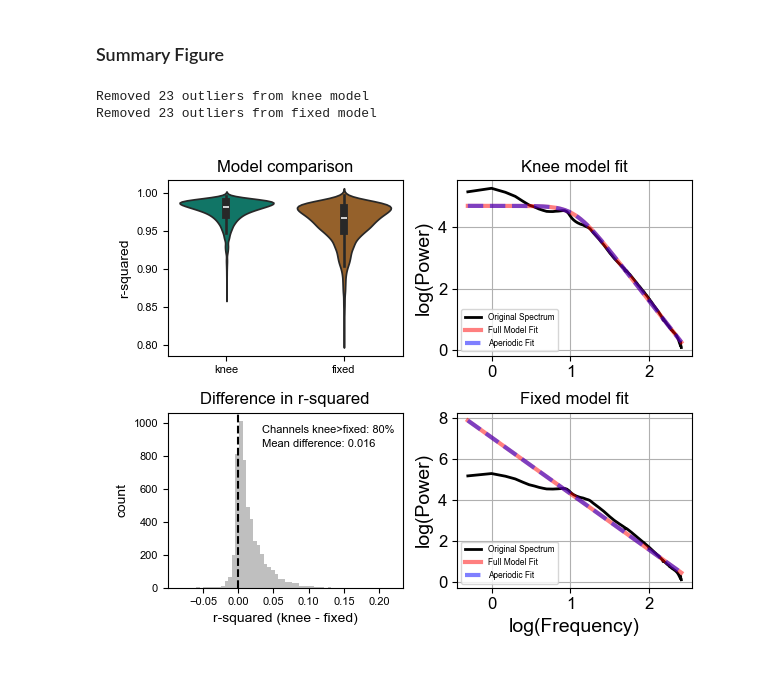
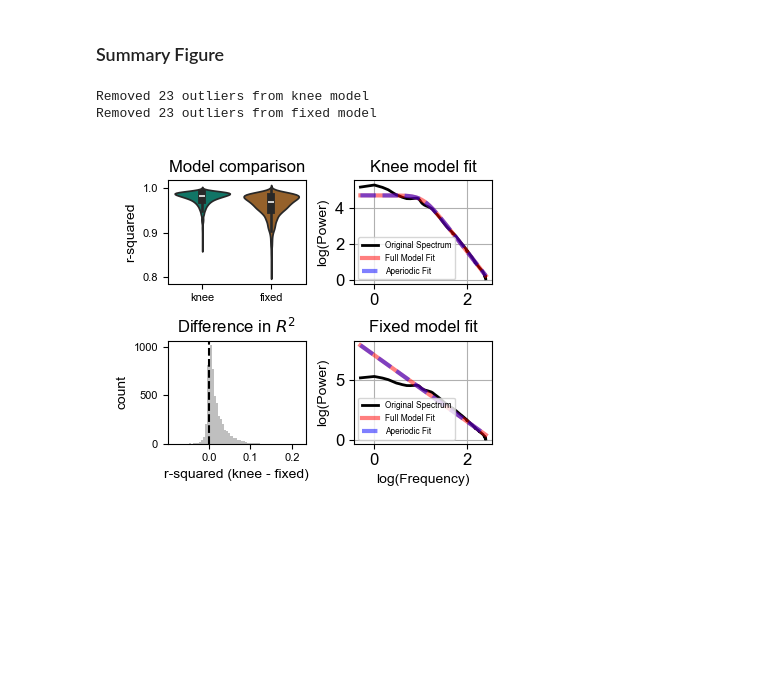
Before and after one commit to voytekresearch/oscillation_vs_exponent, a Jupyter notebook: notebooks/aperiodic_mode.ipynb, the cells around one changed output. Cells and saved outputs as stored; diff of their text form; code cells hidden in the pictures; blank space fills up the shorter version.

Commit message:
format figure

```diff
--- a/notebooks/aperiodic_mode.ipynb
+++ b/notebooks/aperiodic_mode.ipynb
@@ -331,7 +331,7 @@ This analysis demonstrates that a high r-suared value does not necessarilly indi
 # #     ax.set_ylabel(ax.get_ylabel(), fontsize=14)
 # %%
 # create figure and gridspec
-fig = plt.figure(figsize=[6,5], constrained_layout=True)
+fig = plt.figure(figsize=[4, 3.5], constrained_layout=True)
 spec = gridspec.GridSpec(figure=fig, ncols=2, nrows=2, width_ratios=[1,1], height_ratios=[1,1])
 ax1 = fig.add_subplot(spec[0,0])
 ax2 = fig.add_subplot(spec[1,0])
@@ -354,38 +354,41 @@ ax1.set(xticks=[0, 1], xticklabels=['knee', 'fixed'], ylabel="r-squared")
 
 
 # plot subplot 2 - histogram ----------------------------------------------------------------------
 # compute difference in r-squared betwen models
 r2_diff = r2_knee - r2_fixed
 
 # plot
 ax2.hist(r2_diff, bins=60, alpha=0.5, label='knee - fixed', color='grey')
 ax2.set(xlabel="r-squared (knee - fixed)", ylabel="count")
 ax2.axvline(0, color='k', linestyle='--')
-ax2.set_title('Difference in r-squared')
+ax2.set_title('Difference in $R^2$')
 
 # add text
-ax2.text(0.4, 0.93, f"Channels knee>fixed: {np.sum(r2_diff > 0) / len(r2_diff)*100:.0f}%",
-            horizontalalignment='left', verticalalignment='top',
-            transform=ax2.transAxes, fontsize=8)
-ax2.text(0.4, 0.85, f"Mean difference: {np.nanmean(r2_diff):.3f}",
-            horizontalalignment='left', verticalalignment='top',
-            transform=ax2.transAxes, fontsize=8)
+# ax2.text(0.4, 0.93, f"Channels knee>fixed: {np.sum(r2_diff > 0) / len(r2_diff)*100:.0f}%",
+#             horizontalalignment='left', verticalalignment='top',
+#             transform=ax2.transAxes, fontsize=8)
+# ax2.text(0.4, 0.85, f"Mean difference: {np.nanmean(r2_diff):.3f}",
+#             horizontalalignment='left', verticalalignment='top',
+#             transform=ax2.transAxes, fontsize=8)
 
 # plot subplot 3 ----------------------------------------------------------------------
 fg_k.plot(plt_log=True, ax=ax3)
 ax3.legend(loc='lower left')
 ax3.set_title('Knee model fit')
 ax3.set_xlabel('')
+ax3.set_ylabel(ax3.get_ylabel(), fontsize=10)
 
 # plot subplot 4 ----------------------------------------------------------------------
 fg_f.plot(plt_log=True, ax=ax4)
 ax4.legend(loc='lower left')
 ax4.set_title('Fixed model fit')
+ax4.set_xlabel(ax4.get_xlabel(), fontsize=10)
+ax4.set_ylabel(ax4.get_ylabel(), fontsize=10)
 
 # save and show
 plt.savefig(f"{PROJECT_PATH}/figures/supporting_figures/fig_s1.png")
 plt.show()
 # %% [output]
 Removed 23 outliers from knee model
 Removed 23 outliers from fixed model
-[figure, old version]
+[figure, new version]
```
